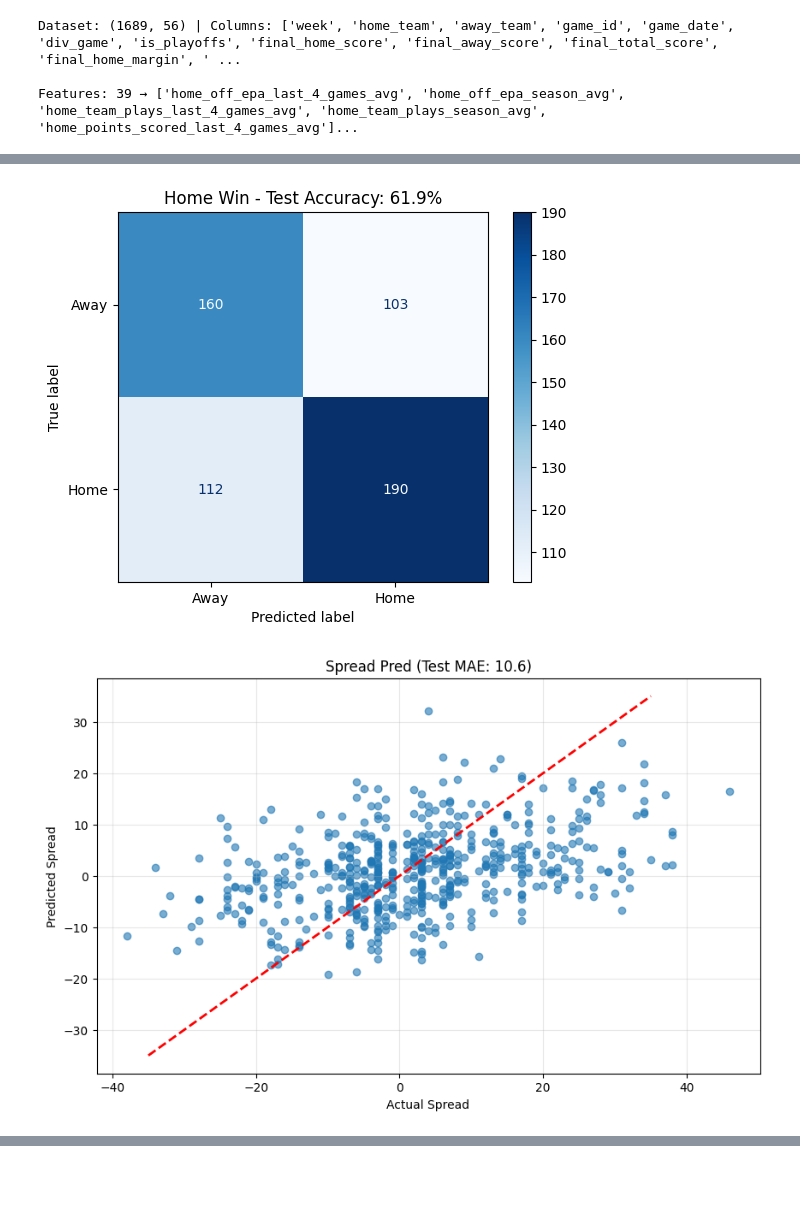
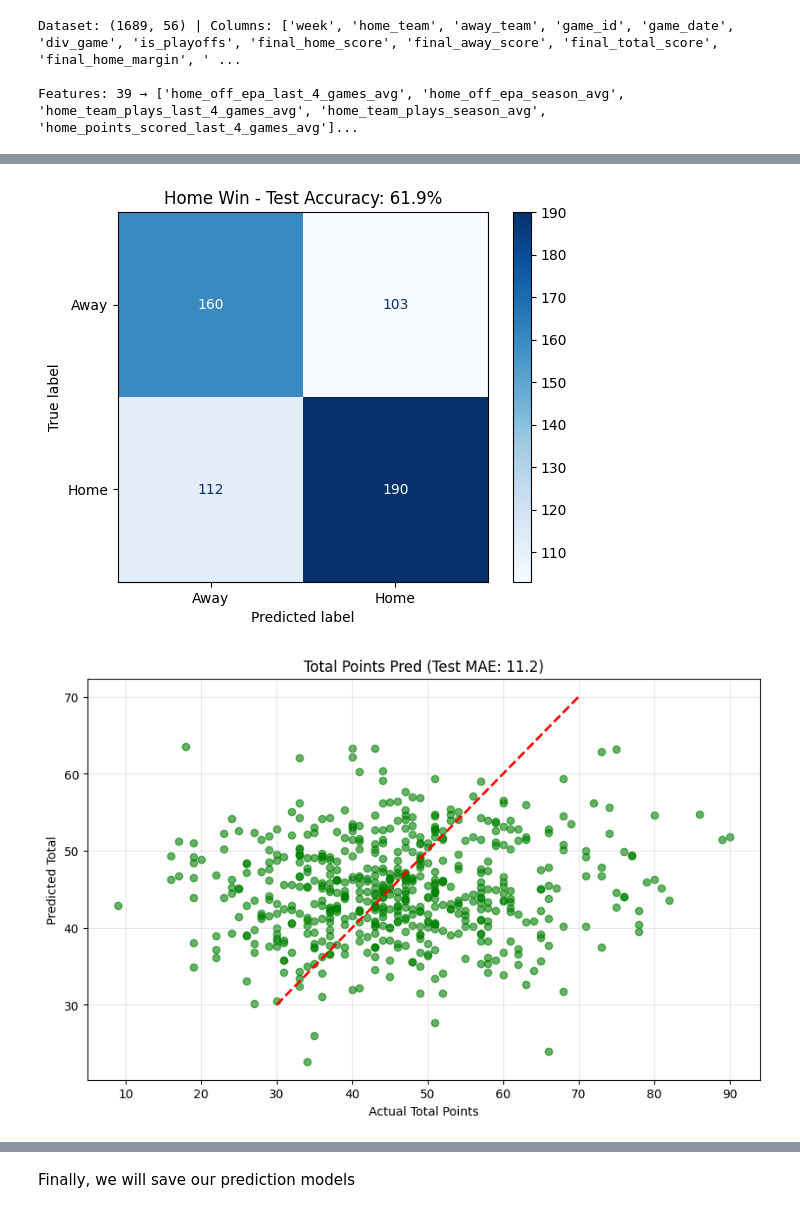
Before and after one commit to isai-salazar/nfl-predictor, a Jupyter notebook: notebooks/02-model-xgboost.ipynb, the cells around one changed output, grey strips where cells are left out. Saved outputs shown, nothing was run; the diff lists cells and outputs as text; code cells hidden in the pictures; blank space fills up the shorter version.

```diff
--- a/notebooks/02-model-xgboost.ipynb
+++ b/notebooks/02-model-xgboost.ipynb
@@ -21,6 +21,7 @@ print(f"Features: {len(feat_cols)} → {feat_cols[:5]}...")
 X = df[feat_cols].fillna(0)  # avg = 0 for EPA
 y_win = df['home_win']       # ← Classification 0/1
 y_spread = df['final_home_margin'] # ← Regression -10/+7
+y_points = df['final_total_score'] # ← Regression
 # %% [output]
 Dataset: (1689, 56) | Columns: ['week', 'home_team', 'away_team', 'game_id', 'game_date', 'div_game', 'is_playoffs', 'final_home_score', 'final_away_score', 'final_total_score', 'final_home_margin', ' ...
 
@@ -32,11 +33,11 @@ val_data = df[df['season'] == 2023]
 test_data = df[df['season'] >= 2024]
 
 # Extrae X/y por split
-X_train, y_train_win, y_train_spread = X.loc[train_data.index], y_win.loc[train_data.index], y_spread.loc[train_data.index]
-X_val, y_val_win, y_val_spread = X.loc[val_data.index], y_win.loc[val_data.index], y_spread.loc[val_data.index]
-X_test, y_test_win, y_test_spread = X.loc[test_data.index], y_win.loc[test_data.index], y_spread.loc[test_data.index]
+X_train, y_train_win, y_train_spread, y_train_points = X.loc[train_data.index], y_win.loc[train_data.index], y_spread.loc[train_data.index], y_points.loc[train_data.index]
+X_val, y_val_win, y_val_spread, y_val_points = X.loc[val_data.index], y_win.loc[val_data.index], y_spread.loc[val_data.index], y_points.loc[val_data.index]
+X_test, y_test_win, y_test_spread, y_test_points = X.loc[test_data.index], y_win.loc[test_data.index], y_spread.loc[test_data.index], y_points.loc[test_data.index]
 
-# 3. MODELS CON EARLY STOPPING (usa val!)
+# 3. MODELS WITH EARLY STOPPING
 # Home Win Classification
 model_win = xgb.XGBClassifier(
     n_estimators=500,
@@ -70,6 +71,26 @@ acc_val = accuracy_score(y_val_win, preds_win_val)
 acc_test = accuracy_score(y_test_win, preds_win_test)
 print(f"🏆 RESULTS: HOME WIN | Validation: {acc_val:.1%} accuracy | Test: {acc_test:.1%} accuracy")
 
+# TOTAL POINTS Regression
+model_total = xgb.XGBRegressor(
+    n_estimators=500,
+    max_depth=6,
+    learning_rate=0.1,
+    subsample=0.8,
+    random_state=42
+)
+model_total.fit(
+    X_train, y_train_points,
+    eval_set=[(X_val, y_val_points)],
+    verbose=False
+)
+preds_total_val = model_total.predict(X_val)
+preds_total_test = model_total.predict(X_test)
+
+mae_total_val = mean_absolute_error(y_val_points, preds_total_val)
+mae_total_test = mean_absolute_error(y_test_points, preds_total_test)
+print(f"🎯 RESULTS: TOTAL POINTS MAE | Val: {mae_total_val:.1f} | Test: {mae_total_test:.1f} pts")
+
 # Spread Regression
 model_spread = xgb.XGBRegressor(
     n_estimators=500,
@@ -99,6 +120,15 @@ ConfusionMatrixDisplay(confusion_matrix=cm, display_labels=['Away', 'Home']).plo
 plt.title(f'Home Win - Test Accuracy: {acc_test:.1%}')
 plt.show()
 
+# Total points scatter
+plt.figure(figsize=(10,6))
+plt.scatter(y_test_points, preds_total_test, alpha=0.6, color='green')
+plt.plot([30,70], [30,70], 'r--', lw=2)
+plt.xlabel('Actual Total Points'); plt.ylabel('Predicted Total')
+plt.title(f'Total Points Pred (Test MAE: {mae_total_test:.1f})')
+plt.grid(True, alpha=0.3)
+plt.show()
+
 # Spread scatter (test)
 plt.figure(figsize=(10,6))
 plt.scatter(y_test_spread, preds_spread_test, alpha=0.6)
@@ -130,3 +161,3 @@ plt.show()
 📊 RESULTS: SPREAD MAE | Validation: 11.3 | Test: 10.6 points
 [figure]
-[figure, old version]
+[figure, new version]
@@ -133,0 +166,2 @@ plt.show()
+# %% [markdown]
+Finally, we will save our prediction models
```
Also changed, not shown: parts of 2 cells of this notebook.
